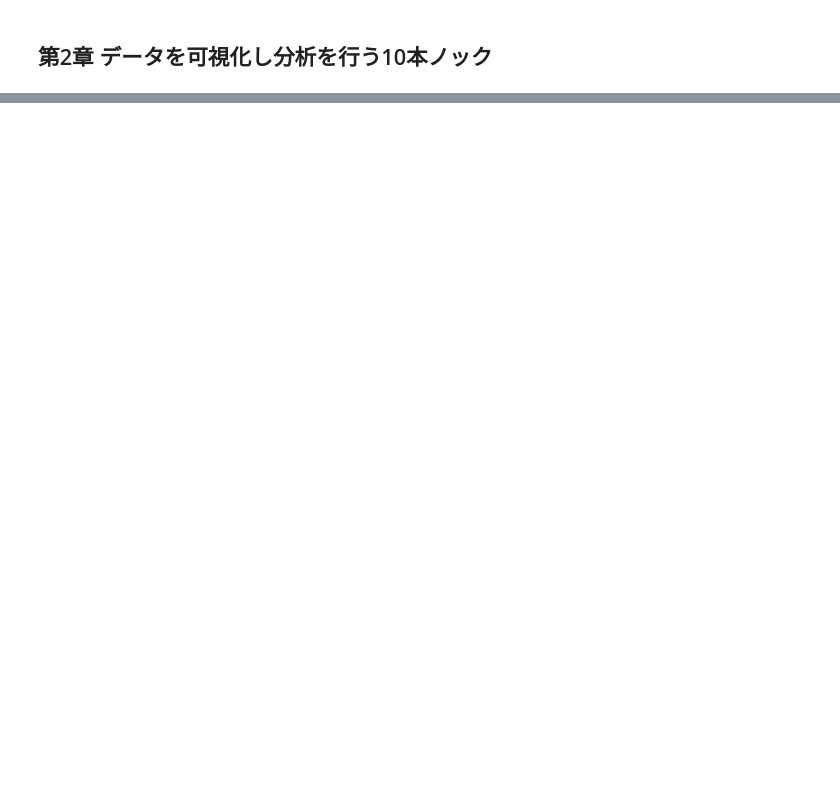
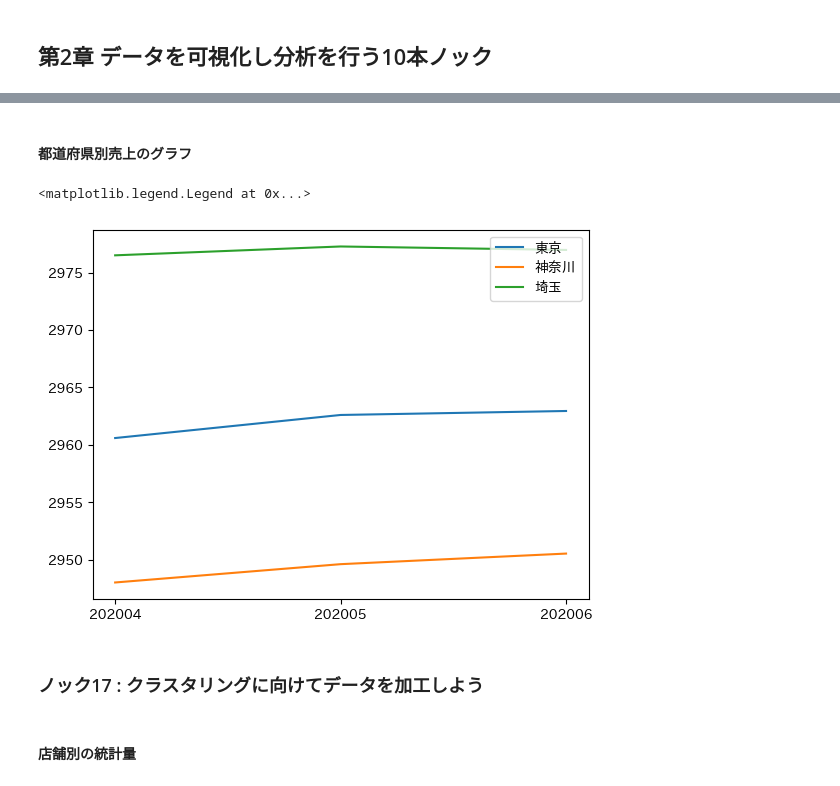
Before and after one commit to MasaruFukazawa/python-100knock-machine-learning-system, a Jupyter notebook: chapter002/src/chapter002.ipynb, the cells around one changed output, grey strips where cells are left out. Drawn from its saved outputs; the diff is of its cells as text; code cells hidden in the pictures; blank space fills up the shorter version.

```diff
--- a/chapter002/src/chapter002.ipynb
+++ b/chapter002/src/chapter002.ipynb
@@ -2,0 +261,3 @@
+# %%
+pre_data = pd.pivot_table(analyze_data, index='order_accept_month', columns='narrow_area', values='total_amount', aggfunc='mean')
+pre_data
@@ -2,0 +270,17 @@
+# %% [markdown]
+#### 都道府県別売上のグラフ
+# %%
+import japanize_matplotlib
+
+plt.plot(list(pre_data.index), pre_data['東京'], label='東京')
+plt.plot(list(pre_data.index), pre_data['神奈川'], label='神奈川')
+plt.plot(list(pre_data.index), pre_data['埼玉'], label='埼玉')
+
+plt.legend()
+# %% [output]
+<matplotlib.legend.Legend at 0x...>
+[figure, added]
+# %% [markdown]
+### ノック17 : クラスタリングに向けてデータを加工しよう
+# %% [markdown]
+#### 店舗別の統計量
```
Also changed, not shown: parts of 49 cells of this notebook.
